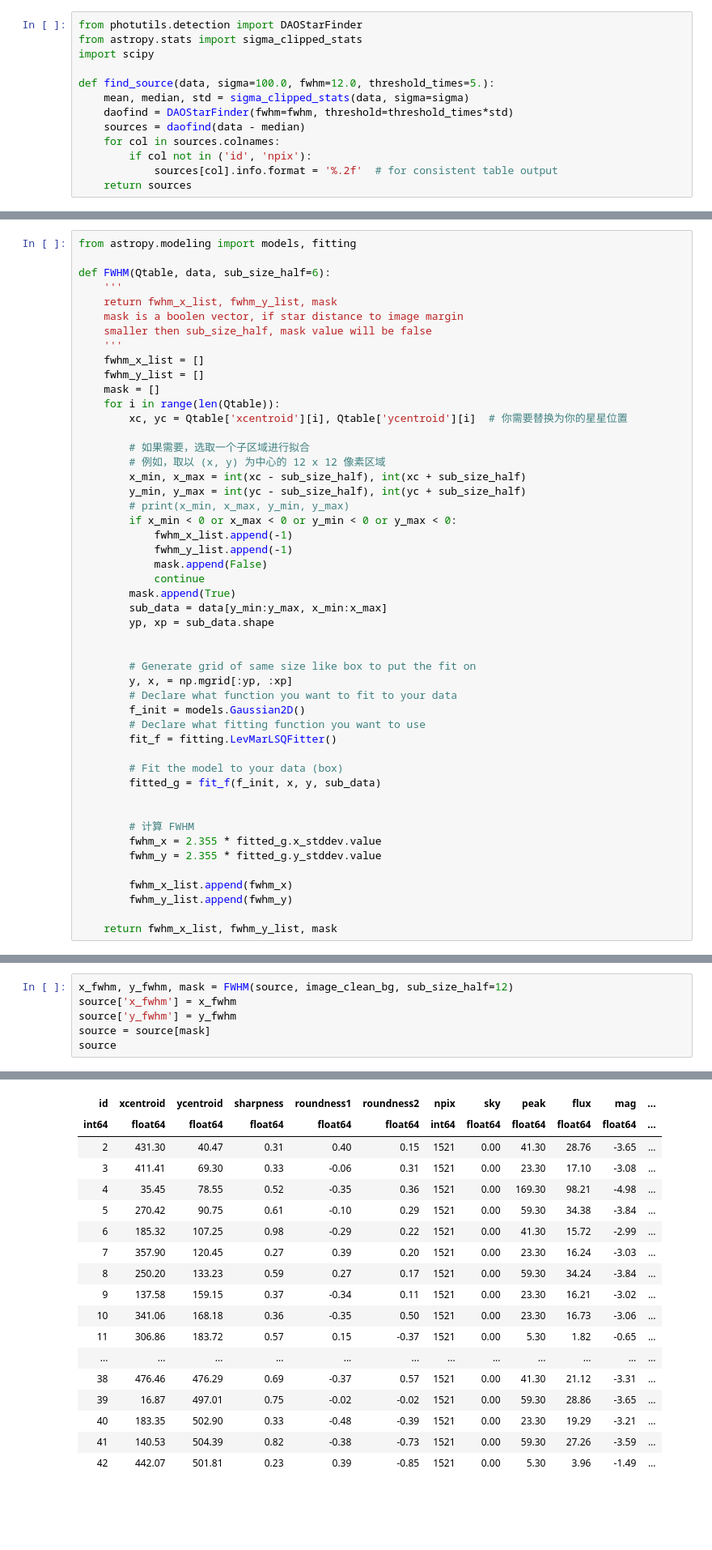
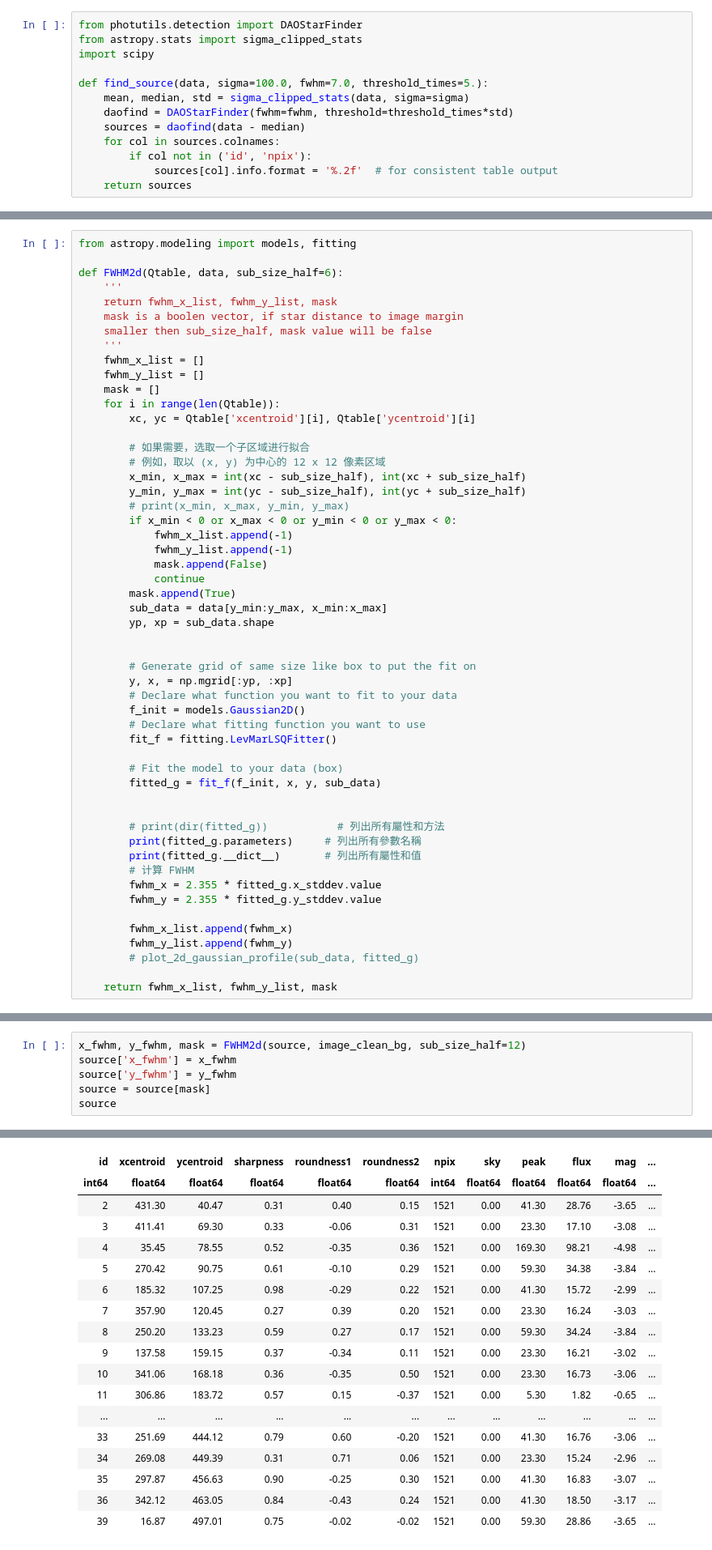
Before and after one commit to nebula0/FWHM-measure, a Jupyter notebook: FWHM.ipynb, the cells around one changed output, grey strips where cells are left out. Shown at 81% size. Drawn from its saved outputs; the diff is of its cells as text; blank space fills up the shorter version.

```diff
--- a/FWHM.ipynb
+++ b/FWHM.ipynb
@@ -117,7 +117,7 @@ from photutils.detection import DAOStarFinder
 from astropy.stats import sigma_clipped_stats
 import scipy
 
-def find_source(data, sigma=100.0, fwhm=12.0, threshold_times=5.):
+def find_source(data, sigma=100.0, fwhm=7.0, threshold_times=5.):
     mean, median, std = sigma_clipped_stats(data, sigma=sigma)
     daofind = DAOStarFinder(fwhm=fwhm, threshold=threshold_times*std)
     sources = daofind(data - median)
@@ -184,7 +184,7 @@ QTable length=42
 # %%
 from astropy.modeling import models, fitting
 
-def FWHM(Qtable, data, sub_size_half=6):
+def FWHM2d(Qtable, data, sub_size_half=6):
     '''
     return fwhm_x_list, fwhm_y_list, mask
     mask is a boolen vector, if star distance to image margin
@@ -194,7 +194,7 @@ def FWHM(Qtable, data, sub_size_half=6):
     fwhm_y_list = []
     mask = []
     for i in range(len(Qtable)):
-        xc, yc = Qtable['xcentroid'][i], Qtable['ycentroid'][i]  # 你需要替换为你的星星位置
+        xc, yc = Qtable['xcentroid'][i], Qtable['ycentroid'][i]
 
         # 如果需要，选取一个子区域进行拟合
         # 例如，取以 (x, y) 为中心的 12 x 12 像素区域
@@ -222,11 +222,15 @@ def FWHM(Qtable, data, sub_size_half=6):
         fitted_g = fit_f(f_init, x, y, sub_data)
 
 
+        # print(dir(fitted_g))           # 列出所有屬性和方法
+        print(fitted_g.parameters)     # 列出所有參數名稱
+        print(fitted_g.__dict__)       # 列出所有屬性和值
         # 计算 FWHM
         fwhm_x = 2.355 * fitted_g.x_stddev.value
         fwhm_y = 2.355 * fitted_g.y_stddev.value
 
         fwhm_x_list.append(fwhm_x)
         fwhm_y_list.append(fwhm_y)
+        # plot_2d_gaussian_profile(sub_data, fitted_g)
 
     return fwhm_x_list, fwhm_y_list, mask
@@ -233,7 +264,7 @@ def FWHM(Qtable, data, sub_size_half=6):
 # %% [markdown]
 ### testing
 # %%
-x_fwhm, y_fwhm, mask = FWHM(source, image_clean_bg, sub_size_half=12)
+x_fwhm, y_fwhm, mask = FWHM2d(source, image_clean_bg, sub_size_half=12)
 source['x_fwhm'] = x_fwhm
 source['y_fwhm'] = y_fwhm
 source = source[mask]
@@ -244,21 +291,21 @@ QTable length=41
 | id | xcentroid | ycentroid | sharpness | roundness1 | roundness2 | npix | sky | peak | flux | mag | ... |
 | int64 | float64 | float64 | float64 | float64 | float64 | int64 | float64 | float64 | float64 | float64 | ... |
 | 2 | 431.30 | 40.47 | 0.31 | 0.40 | 0.15 | 1521 | 0.00 | 41.30 | 28.76 | -3.65 | ... |
 | 3 | 411.41 | 69.30 | 0.33 | -0.06 | 0.31 | 1521 | 0.00 | 23.30 | 17.10 | -3.08 | ... |
 | 4 | 35.45 | 78.55 | 0.52 | -0.35 | 0.36 | 1521 | 0.00 | 169.30 | 98.21 | -4.98 | ... |
 | 5 | 270.42 | 90.75 | 0.61 | -0.10 | 0.29 | 1521 | 0.00 | 59.30 | 34.38 | -3.84 | ... |
 | 6 | 185.32 | 107.25 | 0.98 | -0.29 | 0.22 | 1521 | 0.00 | 41.30 | 15.72 | -2.99 | ... |
 | 7 | 357.90 | 120.45 | 0.27 | 0.39 | 0.20 | 1521 | 0.00 | 23.30 | 16.24 | -3.03 | ... |
 | 8 | 250.20 | 133.23 | 0.59 | 0.27 | 0.17 | 1521 | 0.00 | 59.30 | 34.24 | -3.84 | ... |
 | 9 | 137.58 | 159.15 | 0.37 | -0.34 | 0.11 | 1521 | 0.00 | 23.30 | 16.21 | -3.02 | ... |
 | 10 | 341.06 | 168.18 | 0.36 | -0.35 | 0.50 | 1521 | 0.00 | 23.30 | 16.73 | -3.06 | ... |
 | 11 | 306.86 | 183.72 | 0.57 | 0.15 | -0.37 | 1521 | 0.00 | 5.30 | 1.82 | -0.65 | ... |
 | ... | ... | ... | ... | ... | ... | ... | ... | ... | ... | ... | ... |
-| 38 | 476.46 | 476.29 | 0.69 | -0.37 | 0.57 | 1521 | 0.00 | 41.30 | 21.12 | -3.31 | ... |
+| 33 | 251.69 | 444.12 | 0.79 | 0.60 | -0.20 | 1521 | 0.00 | 41.30 | 16.76 | -3.06 | ... |
+| 34 | 269.08 | 449.39 | 0.31 | 0.71 | 0.06 | 1521 | 0.00 | 23.30 | 15.24 | -2.96 | ... |
+| 35 | 297.87 | 456.63 | 0.90 | -0.25 | 0.30 | 1521 | 0.00 | 41.30 | 16.83 | -3.07 | ... |
+| 36 | 342.12 | 463.05 | 0.84 | -0.43 | 0.24 | 1521 | 0.00 | 41.30 | 18.50 | -3.17 | ... |
 | 39 | 16.87 | 497.01 | 0.75 | -0.02 | -0.02 | 1521 | 0.00 | 59.30 | 28.86 | -3.65 | ... |
-| 40 | 183.35 | 502.90 | 0.33 | -0.48 | -0.39 | 1521 | 0.00 | 23.30 | 19.29 | -3.21 | ... |
-| 41 | 140.53 | 504.39 | 0.82 | -0.38 | -0.73 | 1521 | 0.00 | 59.30 | 27.26 | -3.59 | ... |
-| 42 | 442.07 | 501.81 | 0.23 | 0.39 | -0.85 | 1521 | 0.00 | 5.30 | 3.96 | -1.49 | ... |
 # %% [markdown]
 ## plot source elipse
 # %%
```
Also changed, not shown: parts of 8 cells of this notebook, 8 other files.
